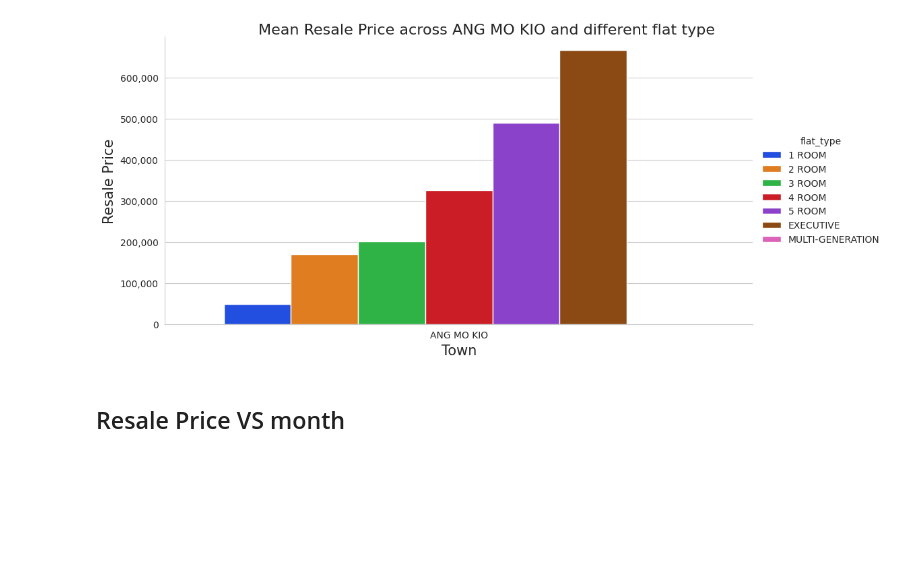
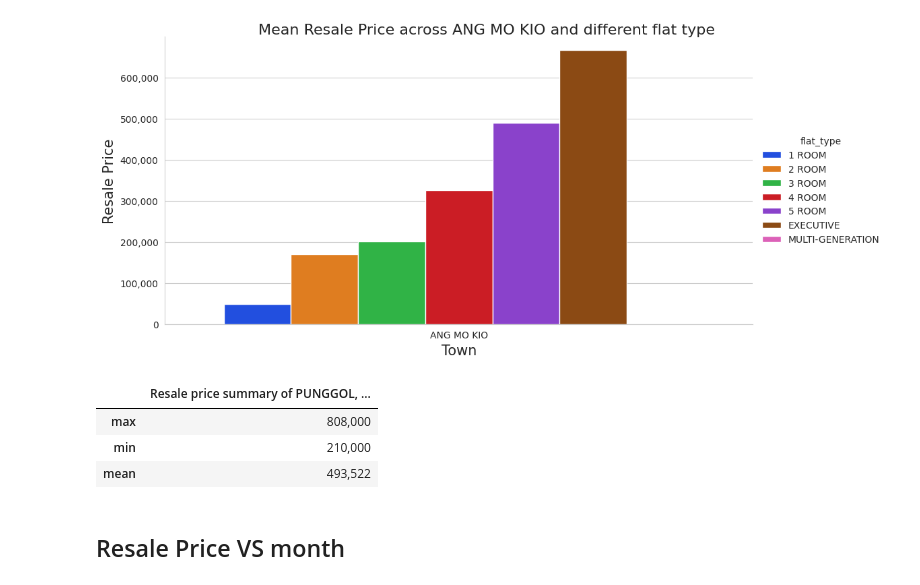
Before and after one commit to BlueSpirit1993/hdb_resale_chat_bot, a Jupyter notebook: notebooks/Boon_Kee/BK-hdb-chart.ipynb, the cells around one changed output. Drawn from its saved outputs; the diff is of its cells as text; code cells hidden in the pictures; blank space fills up the shorter version.

```diff
--- a/notebooks/Boon_Kee/BK-hdb-chart.ipynb
+++ b/notebooks/Boon_Kee/BK-hdb-chart.ipynb
@@ -212,6 +212,35 @@ plot_resale_price_single("ANG MO KIO")
 # %% [output]
 <Figure size 640x480 with 0 Axes>
 [figure]
+# %%
+def data_resale_price_single(df, room, twn):
+    df_initial_preproc(df)
+    df_query = df.query("flat_type == @room & town == @twn")
+    price_summary_series = df_query["resale_price"].agg(["max", "min", "mean"])
+    # Convert the Series to a DataFrame
+    price_summary_df = (
+        (
+            price_summary_series.to_frame(
+                name=f"Resale price summary of {twn}, {room} flat"
+            )
+        )
+        .round()
+        .astype(int)
+    )
+
+    # Apply the formatting to the column
+    price_summary_df[price_summary_df.columns[0]] = price_summary_df[
+        price_summary_df.columns[0]
+    ].apply(lambda x: "{:,}".format(x))
+
+    return price_summary_df
+# %%
+data_resale_price_single(df, "4 ROOM", "PUNGGOL")
+# %% [output]
+|  | Resale price summary of PUNGGOL, ... |
+| max | 808,000 |
+| min | 210,000 |
+| mean | 493,522 |
 # %% [markdown]
 ## Resale Price VS month
 # %%
```
Also changed, not shown: 2 other files.
